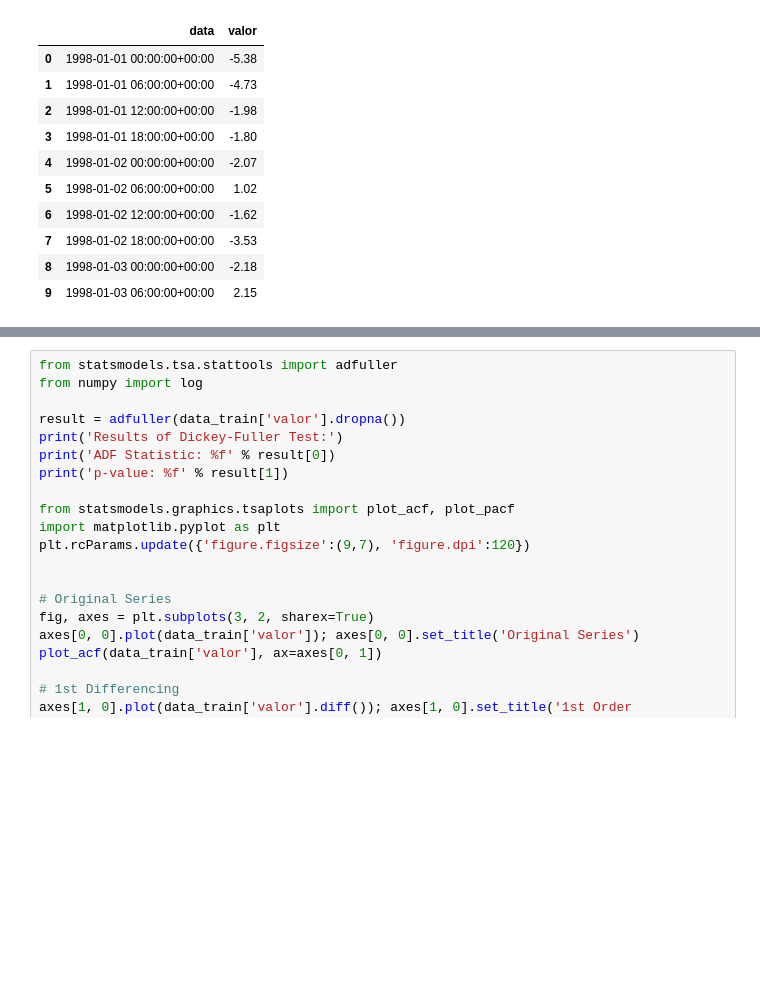
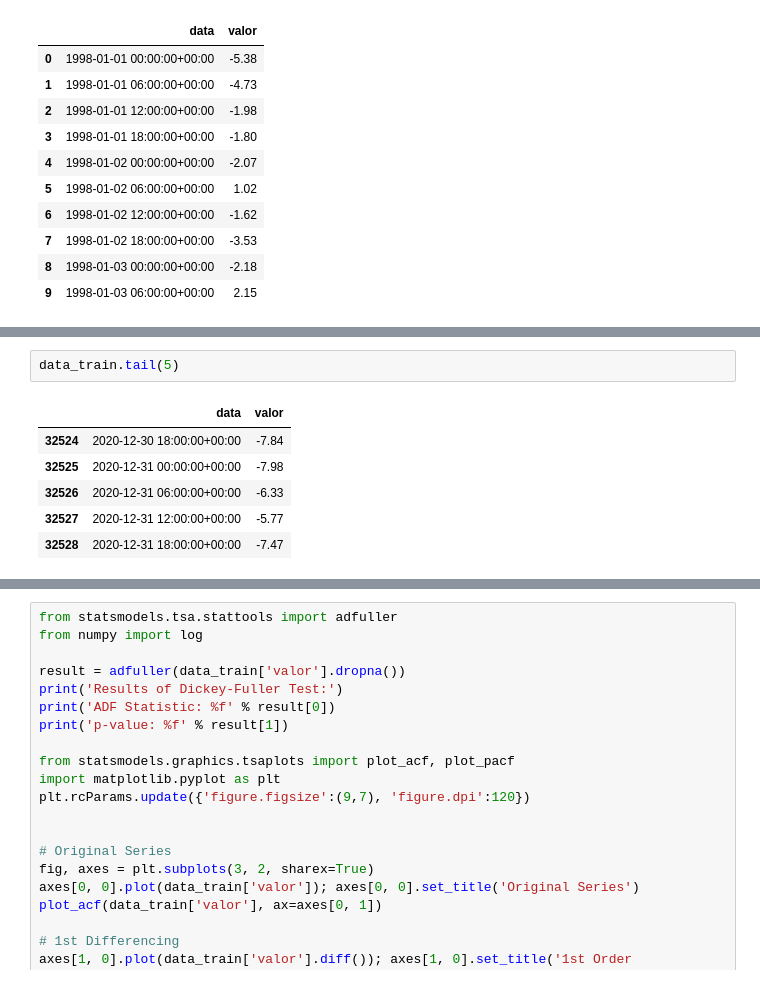
Before and after one commit to Paurro/TFM_SCM_Temperature_Forecasting_ML, a Jupyter notebook: models_prediccio/forecast_primers_casos/arima_model.ipynb, the cells around one changed output, grey strips where cells are left out. Cells and saved outputs as stored; diff of their text form; blank space fills up the shorter version.

```diff
--- a/models_prediccio/forecast_primers_casos/arima_model.ipynb
+++ b/models_prediccio/forecast_primers_casos/arima_model.ipynb
@@ -189,0 +180,9 @@ Name: data, dtype: datetime64[ns, UTC]
+# %%
+data_train.tail(5)
+# %% [output]
+|  | data | valor |
+| 32524 | 2020-12-30 18:00:00+00:00 | -7.84 |
+| 32525 | 2020-12-31 00:00:00+00:00 | -7.98 |
+| 32526 | 2020-12-31 06:00:00+00:00 | -6.33 |
+| 32527 | 2020-12-31 12:00:00+00:00 | -5.77 |
+| 32528 | 2020-12-31 18:00:00+00:00 | -7.47 |
```
Also changed, not shown: parts of 5 cells of this notebook.
